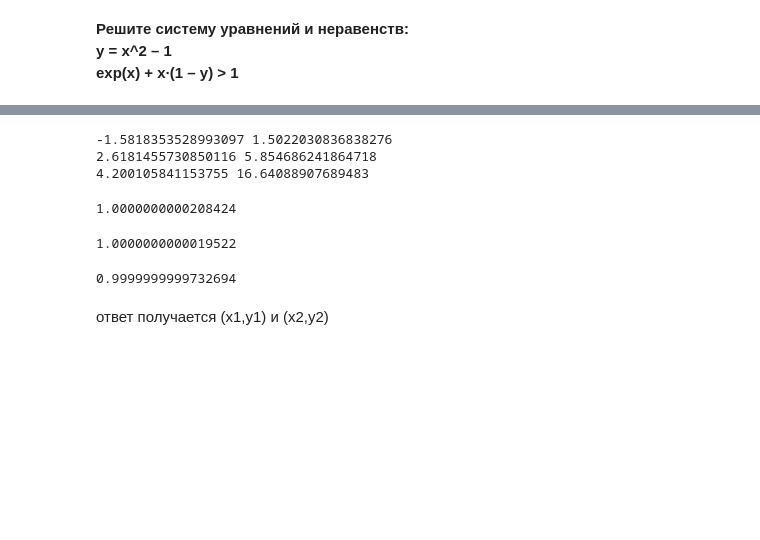
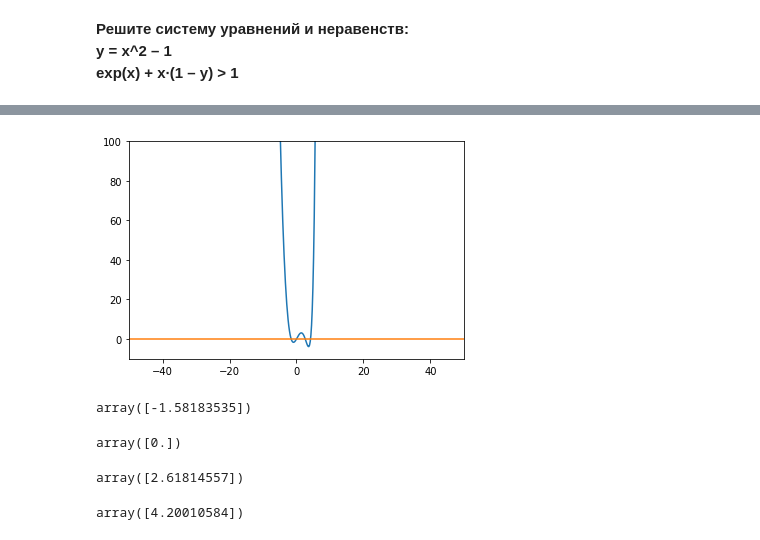
Before and after one commit to iumarchenko/math1, a Jupyter notebook: ДЗ3.ipynb, the cells around one changed output, grey strips where cells are left out. Cells and saved outputs as stored; diff of their text form; code cells hidden in the pictures; blank space fills up the shorter version.

```diff
--- a/ДЗ3.ipynb
+++ b/ДЗ3.ipynb
@@ -299,25 +300,31 @@ plt.show()
-# %%
-x1, y1 =  fsolve(equations, (-2, -2))
-print(x1, y1)
-x2, y2 =  fsolve(equations, (2, 2))
-print(x2, y2)
-x3, y3 =  fsolve(equations, (3, 0))
-print(x3, y3)
-# %% [output]
--1.5818353528993097 1.5022030836838276
-2.6181455730850116 5.854686241864718
-4.200105841153755 16.64088907689483
-# %%
-np.exp(x1) + x1*(1 - y1)
-# %% [output]
-1.0000000000208424
-# %%
-np.exp(x2) + x2*(1 - y2)
-# %% [output]
-1.0000000000019522
-# %%
-np.exp(x3) + x3*(1 - y3)
-# %% [output]
-0.9999999999732694
-# %% [markdown]
-ответ получается (x1,y1) и (x2,y2)
+# %%
+x = np.linspace(-100,100, 1000)
+y = np.exp(x)+2*x-x**3-1
+y1 = 0 * x
+plt.plot(x, y)
+plt.plot(x, y1)
+ax = plt.gca()
+plt.axis([-50, 50, -10, 100])
+plt.show()
+# %% [output]
+[figure, added]
+# %%
+x1 =  fsolve(lambda x: math.exp(x) + 2*x - x**3 - 1, -2)
+x1
+# %% [output]
+array([-1.58183535])
+# %%
+x1 =  fsolve(lambda x: math.exp(x) + 2*x - x**3 - 1, 0)
+x1
+# %% [output]
+array([0.])
+# %%
+x1 =  fsolve(lambda x: math.exp(x) + 2*x - x**3 - 1, 2)
+x1
+# %% [output]
+array([2.61814557])
+# %%
+x1 =  fsolve(lambda x: math.exp(x) + 2*x - x**3 - 1, 4)
+x1
+# %% [output]
+array([4.20010584])
```
Also changed, not shown: parts of 2 cells of this notebook.
